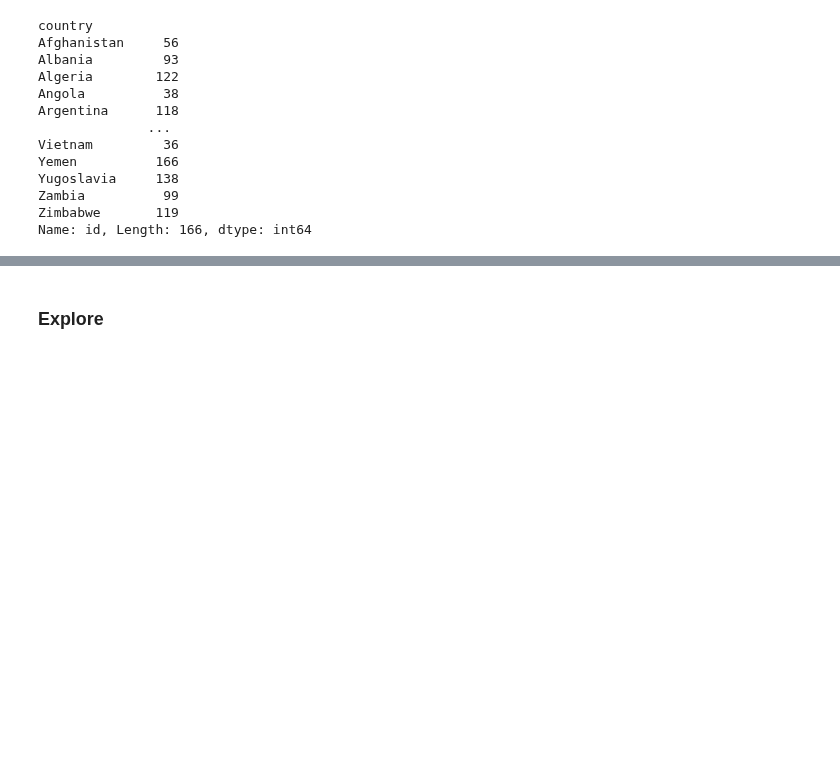
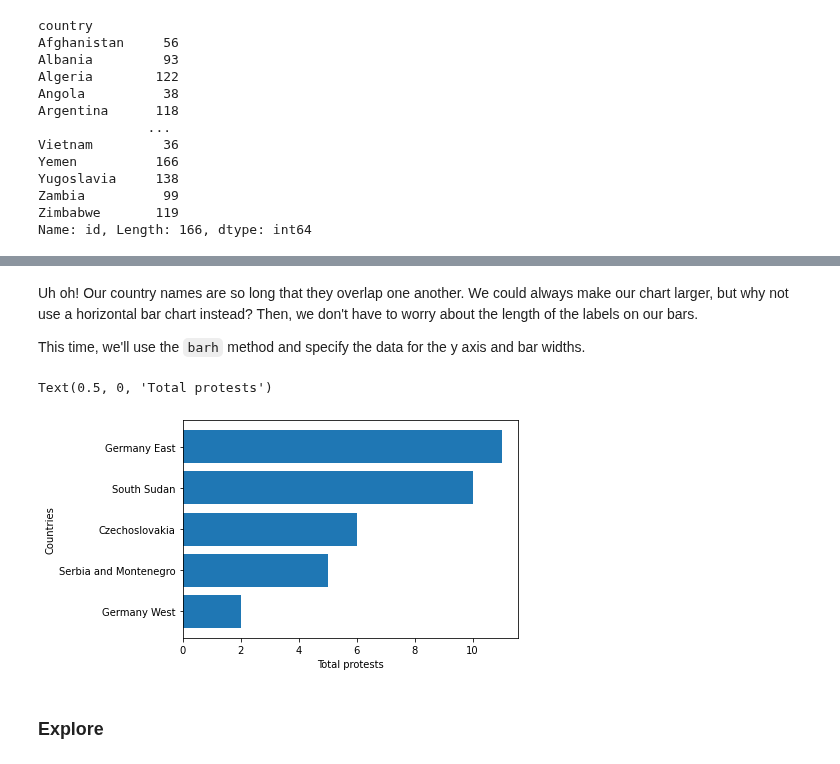
Before and after one commit to UNC-Libraries-data/Python, a Jupyter notebook: Jupyter/Pandas.ipynb, the cells around one changed output, grey strips where cells are left out. Saved outputs shown, nothing was run; the diff lists cells and outputs as text; code cells hidden in the pictures; blank space fills up the shorter version.

```diff
--- a/Jupyter/Pandas.ipynb
+++ b/Jupyter/Pandas.ipynb
@@ -349,3 +413,14 @@ Name: id, Length: 166, dtype: int64
+# %% [markdown]
+Uh oh! Our country names are so long that they overlap one another. We could always make our chart larger, but why not use a horizontal bar chart instead? Then, we don't have to worry about the length of the labels on our bars.
+
+This time, we'll use the `barh` method and specify the data for the y axis and bar widths.
+# %%
+plt.barh(y = bot.index, width = bot.values)
+plt.ylabel("Countries")
+plt.xlabel("Total protests")
+# %% [output]
+Text(0.5, 0, 'Total protests')
+[figure, added]
 # %% [markdown]
 ### Explore
 # %% [markdown]
```
Also changed, not shown: parts of 11 cells of this notebook.
